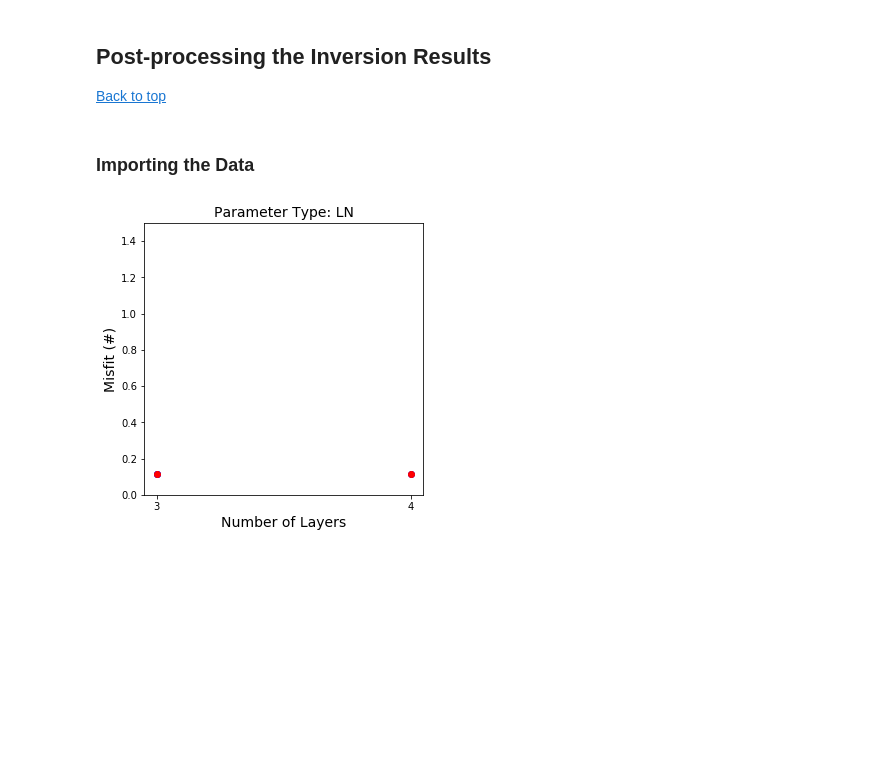
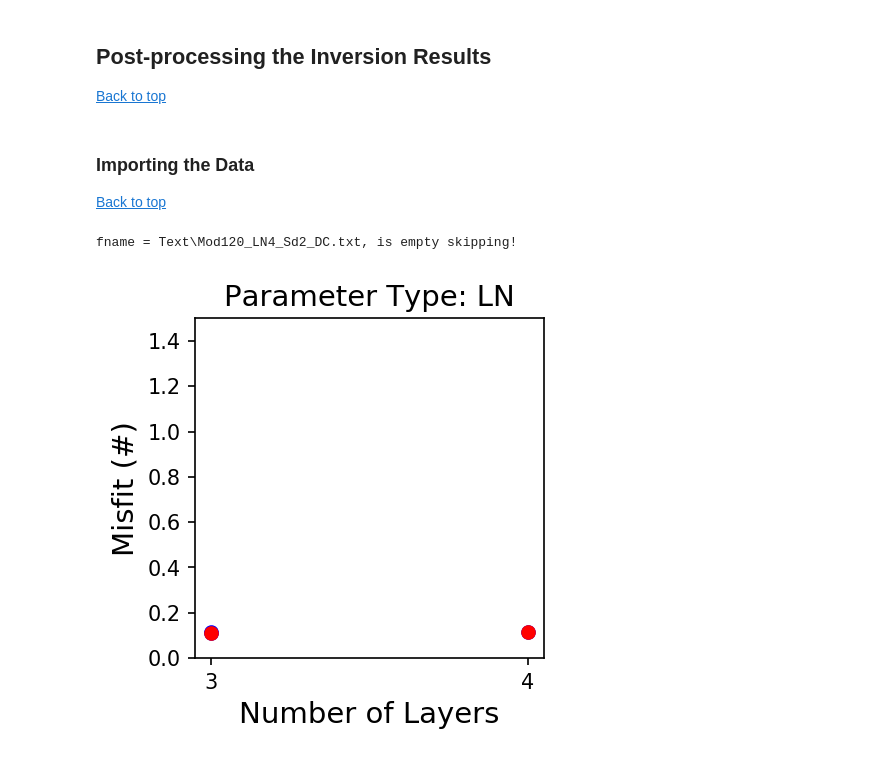
Before and after one commit to jpvantassel/swprepost, a Jupyter notebook: examples/UTinvert_Workflow.ipynb, the cells around one changed output. Saved outputs shown, nothing was run; the diff lists cells and outputs as text; code cells hidden in the pictures; blank space fills up the shorter version.

```diff
--- a/examples/UTinvert_Workflow.ipynb
+++ b/examples/UTinvert_Workflow.ipynb
@@ -288,11 +260,13 @@ Forthcoming!
 [Back to top](#About-this-notebook)
 # %% [markdown]
 ### Importing the Data
+
+[Back to top](#About-this-notebook)
 # %%
-ndc = 1            # Number of dispersion curves, may use "all"
-nrayleigh = 1      # Number of rayleigh modes, may use "all"
-nlove = 0          # Number of love modes, may use "all"
-ngm = 1            # Number of ground models, may use "all"
+ndc = 5             # Number of dispersion curves, may use "all"
+nrayleigh = 2       # Number of rayleigh modes, may use "all"
+nlove = 0           # Number of love modes, may use "all"
+ngm = 5             # Number of ground models, may use "all"
 
 fnames = glob.glob('Text/*_DC.txt')
 fnames.sort(key=lambda x: int(re.findall(r".*[\\/].*_.*[LF][TRN][IL]?(\d+)_Sd\d+_DC.txt$",x)[0]))
@@ -310,38 +284,42 @@ for fname in fnames:
         dcs.update({partype:{}})
         gms.update({partype:{}})
         firstpass = True
 
     # Save by parameterization number
     if parnumber not in dcs[partype].keys():
         dcs[partype].update({parnumber:{}})
         gms[partype].update({parnumber:{}})
 
     # Save by seed
-    dcs[partype][parnumber].update({seed:swipp.DispersionSuite.from_geopsy(fname=fname, ndc=ndc,
-                                                                           nrayleigh=nrayleigh, nlove=nlove)})
-    gms[partype][parnumber].update({seed:swipp.GroundModelSuite.from_geopsy(fname=fname[:-6]+"GM.txt", nmodels=ngm)})
+    if os.path.getsize(fname) == 0:
+        print(f"fname = {fname}, is empty skipping!")
+    else:
+        dcs[partype][parnumber].update({seed:swipp.DispersionSuite.from_geopsy(fname=fname, ndc=ndc,
+                                                                               nrayleigh=nrayleigh, nlove=nlove)})
+        gms[partype][parnumber].update({seed:swipp.GroundModelSuite.from_geopsy(fname=fname[:-6]+"GM.txt", nmodels=ngm)})
 
 
 ncols = len(list(dcs.keys()))
-fig, axs = plt.subplots(nrows=1, ncols=ncols, figsize=(5*ncols,5))
+fig, axs = plt.subplots(nrows=1, ncols=ncols, figsize=(3*ncols,3), dpi=150)
 axs = [axs] if type(axs) != list else axs
 bestseed = {}
 for ax, partype in zip(axs, dcs):
     bestseed.update({partype:{}})
     for parnumber in dcs[partype]:
         seeds, misfits = [], []
         for seed in dcs[partype][parnumber].keys():
             seeds.append(seed)
-            misfits += dcs[partype][parnumber][seed].misfits
+            misfits.append(dcs[partype][parnumber][seed].misfits[0])
             ax.plot(parnumber, misfits[-1], 'bo')
         bestseed[partype].update({parnumber:seeds[misfits.index(min(misfits))]})
         ax.plot(parnumber, min(misfits),'ro')
         ax.set_ylim((0,1.5))
         ax.set_ylabel('Misfit (#)', fontsize=14)
         ax.set_xlabel('Number of Layers', fontsize=14)
         ax.set_title("Parameter Type: "+partype, fontsize=14)
 plt.show()
 # %% [output]
+fname = Text\Mod120_LN4_Sd2_DC.txt, is empty skipping!
-[figure, old version]
+[figure, new version]
 # %% [markdown]
 ### General Settings
```
Also changed, not shown: parts of 12 cells of this notebook, 2 other files.
